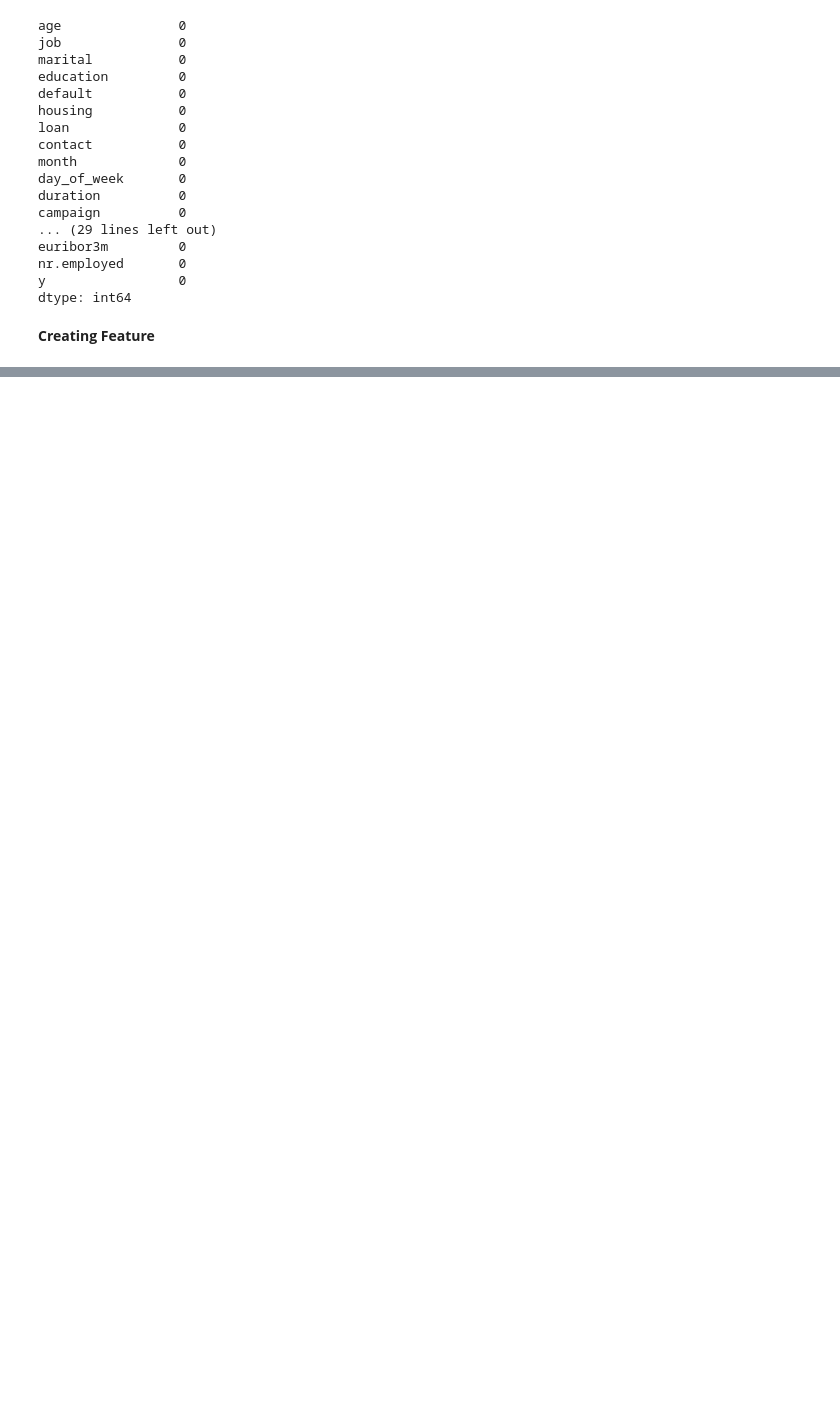
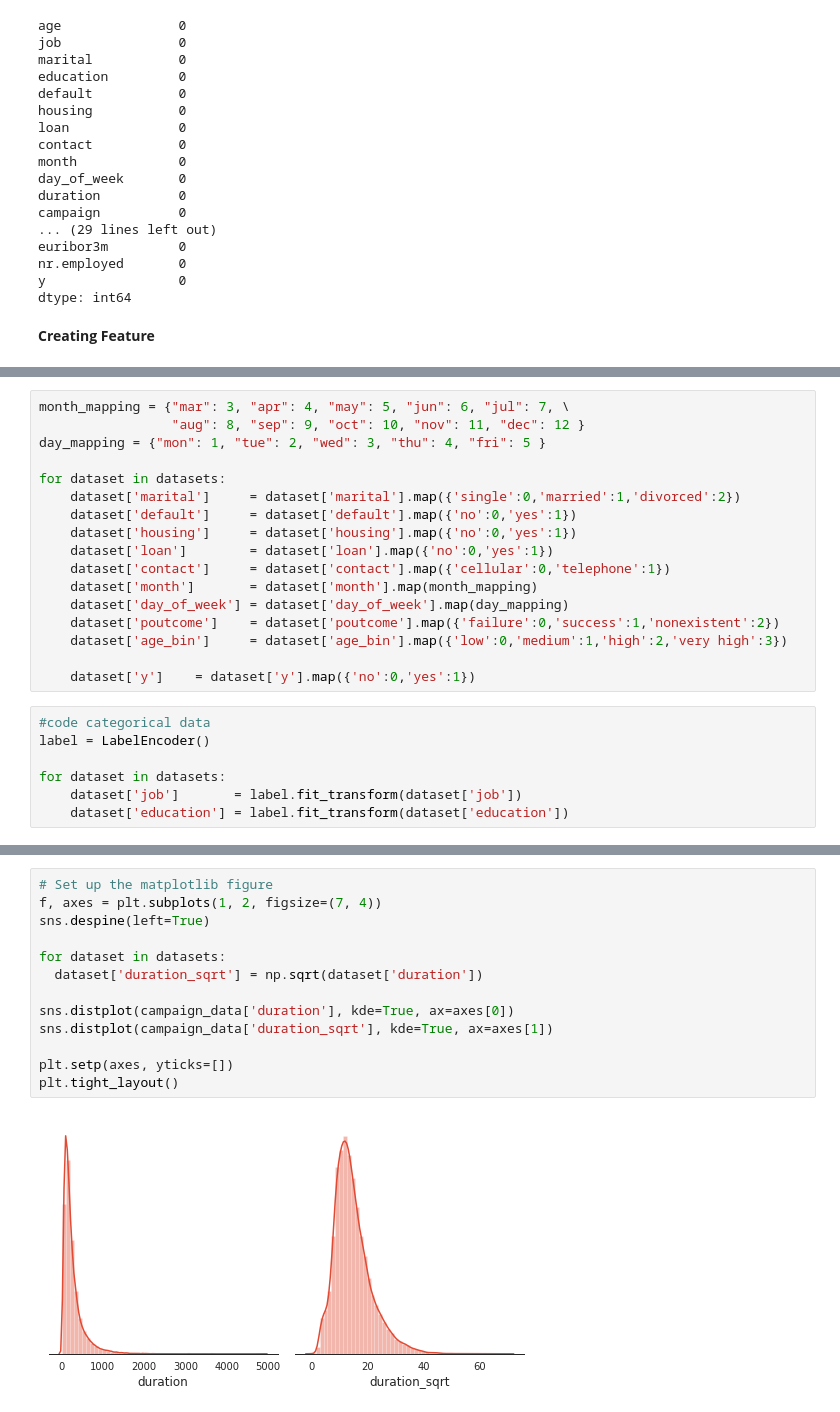
Before and after one commit to tripidhoble/Greyatom-Hackathon1, a Jupyter notebook: Marketing_Campaign.ipynb, the cells around one changed output, grey strips where cells are left out. Cells and saved outputs as stored; diff of their text form; blank space fills up the shorter version.

```diff
--- a/Marketing_Campaign.ipynb
+++ b/Marketing_Campaign.ipynb
@@ -292,0 +351,24 @@ for dataset in datasets:
+# %%
+month_mapping = {"mar": 3, "apr": 4, "may": 5, "jun": 6, "jul": 7, \
+                 "aug": 8, "sep": 9, "oct": 10, "nov": 11, "dec": 12 }
+day_mapping = {"mon": 1, "tue": 2, "wed": 3, "thu": 4, "fri": 5 }
+
+for dataset in datasets:
+    dataset['marital']     = dataset['marital'].map({'single':0,'married':1,'divorced':2})
+    dataset['default']     = dataset['default'].map({'no':0,'yes':1})
+    dataset['housing']     = dataset['housing'].map({'no':0,'yes':1})
+    dataset['loan']        = dataset['loan'].map({'no':0,'yes':1})
+    dataset['contact']     = dataset['contact'].map({'cellular':0,'telephone':1})
+    dataset['month']       = dataset['month'].map(month_mapping)
+    dataset['day_of_week'] = dataset['day_of_week'].map(day_mapping)
+    dataset['poutcome']    = dataset['poutcome'].map({'failure':0,'success':1,'nonexistent':2})
+    dataset['age_bin']     = dataset['age_bin'].map({'low':0,'medium':1,'high':2,'very high':3})
+
+    dataset['y']    = dataset['y'].map({'no':0,'yes':1})
+# %%
+#code categorical data
+label = LabelEncoder()
+
+for dataset in datasets:
+    dataset['job']       = label.fit_transform(dataset['job'])
+    dataset['education'] = label.fit_transform(dataset['education'])
@@ -292,0 +423,15 @@ for dataset in datasets:
+# %%
+# Set up the matplotlib figure
+f, axes = plt.subplots(1, 2, figsize=(7, 4))
+sns.despine(left=True)
+
+for dataset in datasets:
+  dataset['duration_sqrt'] = np.sqrt(dataset['duration'])
+
+sns.distplot(campaign_data['duration'], kde=True, ax=axes[0])
+sns.distplot(campaign_data['duration_sqrt'], kde=True, ax=axes[1])
+
+plt.setp(axes, yticks=[])
+plt.tight_layout()
+# %% [output]
+[figure, added]
```
Also changed, not shown: parts of 47 cells of this notebook.
